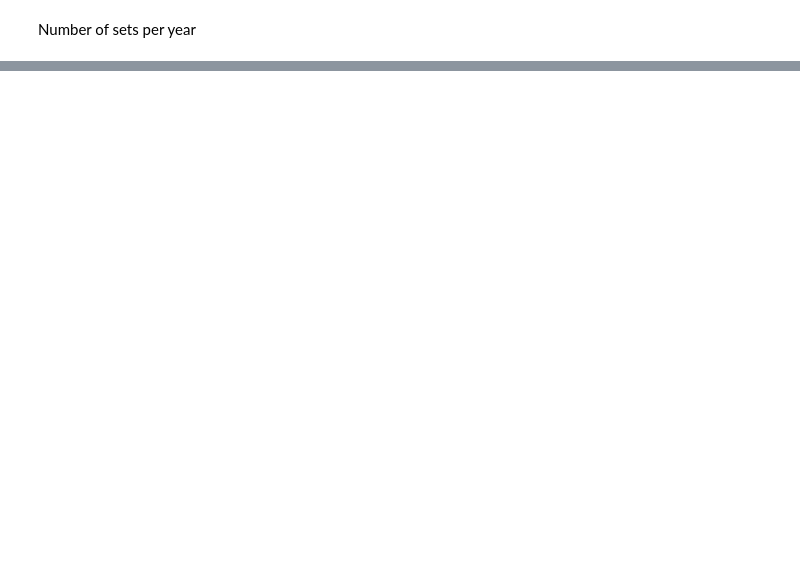
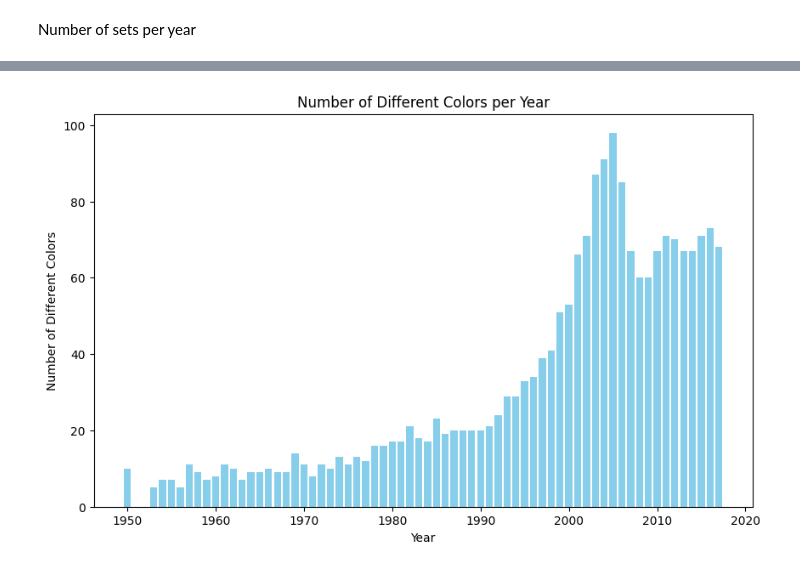
Before and after one commit to MatthewKolotylo/Lego-Project, a Jupyter notebook: Master Code Copy.ipynb, the cells around one changed output, grey strips where cells are left out. Saved outputs shown, nothing was run; the diff lists cells and outputs as text; code cells hidden in the pictures; blank space fills up the shorter version.

```diff
--- a/Master Code Copy.ipynb
+++ b/Master Code Copy.ipynb
@@ -230,0 +220,12 @@ year_color_df2[['year','color_name']]
+# %%
+colors_per_year = df.groupby('year')['color_name'].nunique().reset_index()
+
+plt.figure(figsize=(10, 6))
+plt.bar(colors_per_year['year'], colors_per_year['color_name'], color='skyblue')
+
+plt.xlabel('Year')
+plt.ylabel('Number of Different Colors')
+plt.title('Number of Different Colors per Year')
+plt.show()
+# %% [output]
+[figure, added]
```
Also changed, not shown: parts of 46 cells of this notebook.
